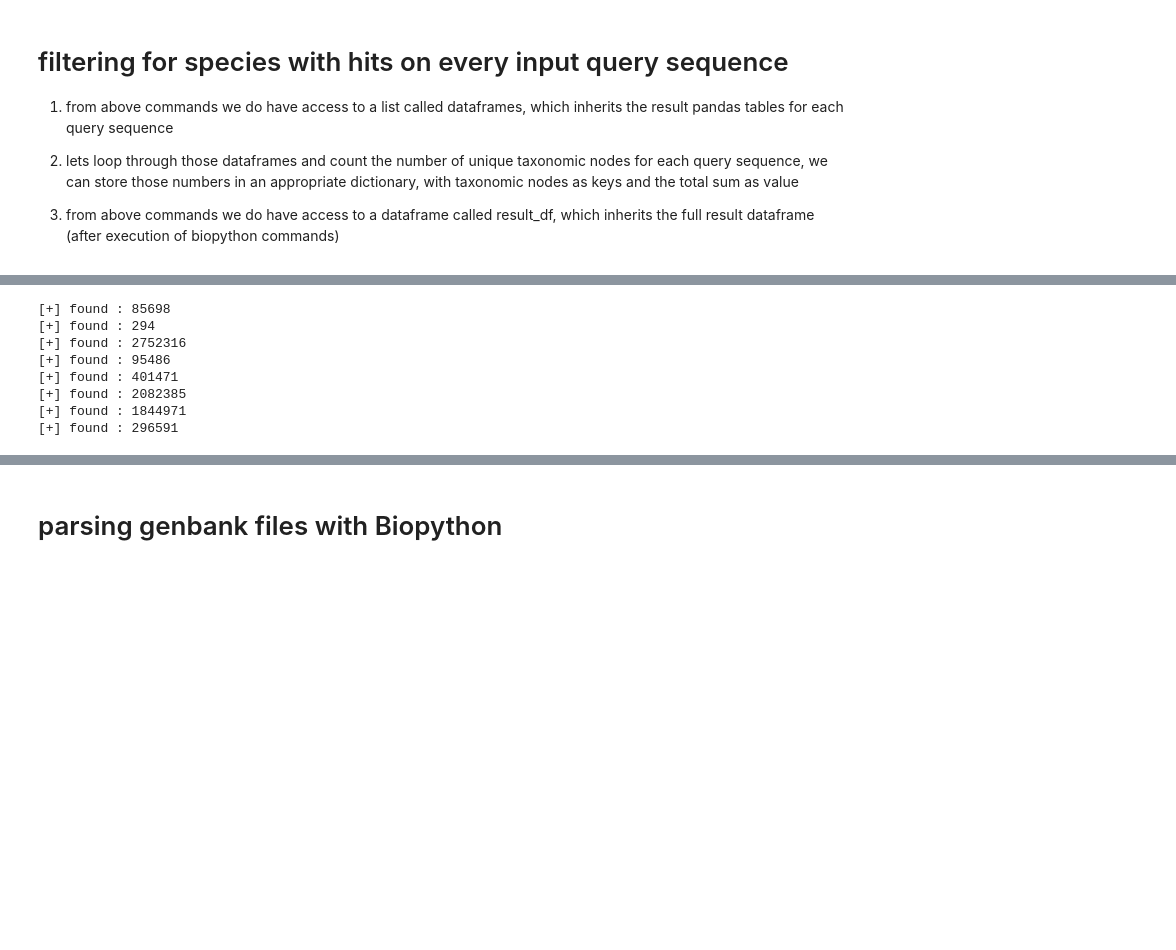
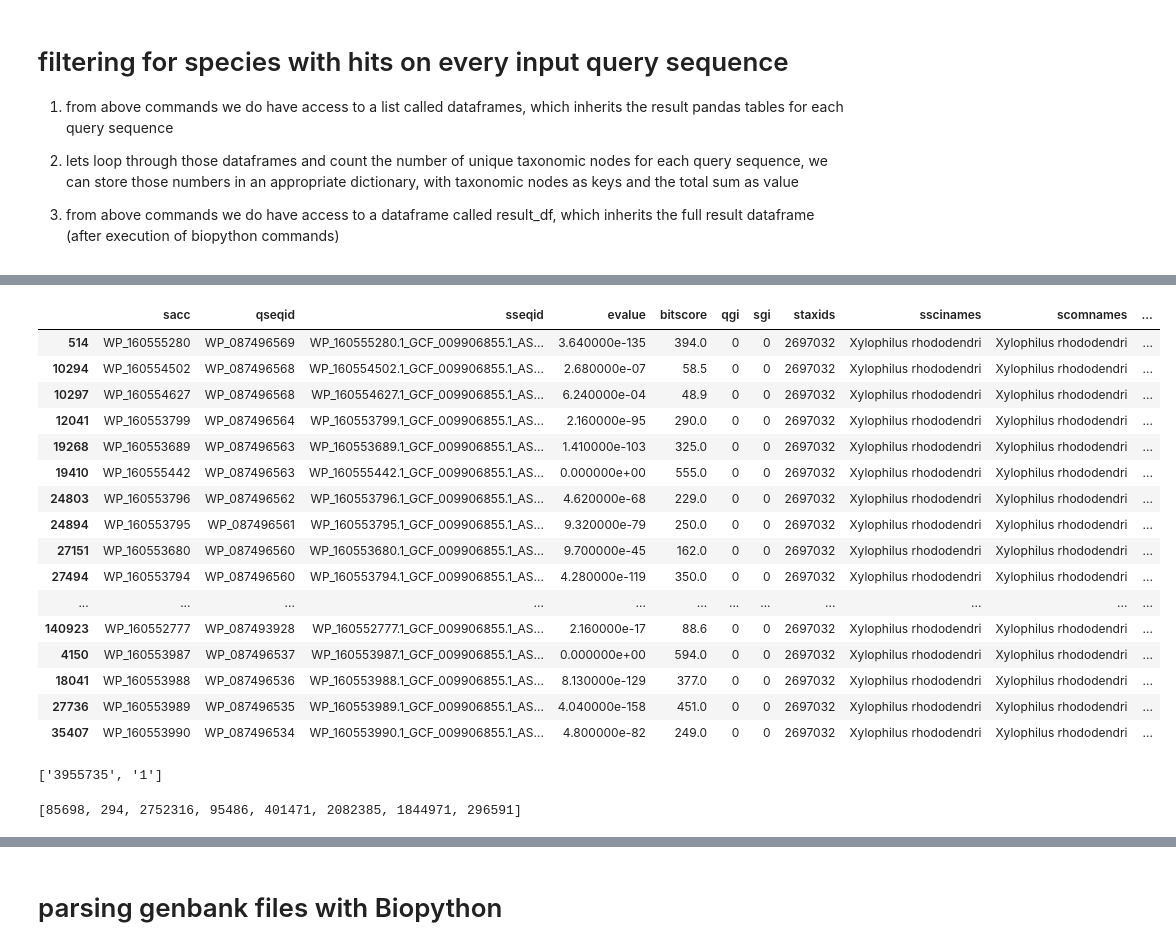
Before and after one commit to Kanomble/ncbi_transactions, a Jupyter notebook: scripts/parse_reciprocal_results.ipynb, the cells around one changed output, grey strips where cells are left out. Drawn from its saved outputs; the diff is of its cells as text; code cells hidden in the pictures; blank space fills up the shorter version.

```diff
--- a/scripts/parse_reciprocal_results.ipynb
+++ b/scripts/parse_reciprocal_results.ipynb
@@ -336,3 +382,5 @@ create_altair_plot_of_taxonomy('order',dataframes[:1],hide_legend=False)
 2. lets loop through those dataframes and count the number of unique taxonomic nodes for each query sequence, we can store those numbers in an appropriate dictionary, with taxonomic nodes as keys and the total sum as value
 
 3. from above commands we do have access to a dataframe called result_df, which inherits the full result dataframe (after execution of biopython commands)
+# %%
+result_df = pd.read_csv('eps_operon_full.csv',header=0,index_col=0)
@@ -371,15 +455,26 @@ for df in dataframes:
 # which taxonomic node has the full operon?
 target_taxids = []
 for hit in full_operon_hits.keys():
-    if full_operon_hits[hit] >= 40:
+    if full_operon_hits[hit] >= 30:
         target_taxids.append(hit)
         print("[+] found : {}".format(hit))
-# %% [output]
-[+] found : 85698
-[+] found : 294
-[+] found : 2752316
-[+] found : 95486
-[+] found : 401471
-[+] found : 2082385
-[+] found : 1844971
-[+] found : 296591
+# %%
+result_df[result_df['staxids'] == 2697032]
+# %% [output]
+|  | sacc | qseqid | sseqid | evalue | bitscore | qgi | sgi | staxids | sscinames | scomnames | ... |
+| 514 | WP_160555280 | WP_087496569 | WP_160555280.1_GCF_009906855.1_AS... | 3.640000e-135 | 394.0 | 0 | 0 | 2697032 | Xylophilus rhododendri | Xylophilus rhododendri | ... |
+| 10294 | WP_160554502 | WP_087496568 | WP_160554502.1_GCF_009906855.1_AS... | 2.680000e-07 | 58.5 | 0 | 0 | 2697032 | Xylophilus rhododendri | Xylophilus rhododendri | ... |
+| 10297 | WP_160554627 | WP_087496568 | WP_160554627.1_GCF_009906855.1_AS... | 6.240000e-04 | 48.9 | 0 | 0 | 2697032 | Xylophilus rhododendri | Xylophilus rhododendri | ... |
+| 12041 | WP_160553799 | WP_087496564 | WP_160553799.1_GCF_009906855.1_AS... | 2.160000e-95 | 290.0 | 0 | 0 | 2697032 | Xylophilus rhododendri | Xylophilus rhododendri | ... |
+| 19268 | WP_160553689 | WP_087496563 | WP_160553689.1_GCF_009906855.1_AS... | 1.410000e-103 | 325.0 | 0 | 0 | 2697032 | Xylophilus rhododendri | Xylophilus rhododendri | ... |
+| 19410 | WP_160555442 | WP_087496563 | WP_160555442.1_GCF_009906855.1_AS... | 0.000000e+00 | 555.0 | 0 | 0 | 2697032 | Xylophilus rhododendri | Xylophilus rhododendri | ... |
+| 24803 | WP_160553796 | WP_087496562 | WP_160553796.1_GCF_009906855.1_AS... | 4.620000e-68 | 229.0 | 0 | 0 | 2697032 | Xylophilus rhododendri | Xylophilus rhododendri | ... |
+| 24894 | WP_160553795 | WP_087496561 | WP_160553795.1_GCF_009906855.1_AS... | 9.320000e-79 | 250.0 | 0 | 0 | 2697032 | Xylophilus rhododendri | Xylophilus rhododendri | ... |
+| 27151 | WP_160553680 | WP_087496560 | WP_160553680.1_GCF_009906855.1_AS... | 9.700000e-45 | 162.0 | 0 | 0 | 2697032 | Xylophilus rhododendri | Xylophilus rhododendri | ... |
+| 27494 | WP_160553794 | WP_087496560 | WP_160553794.1_GCF_009906855.1_AS... | 4.280000e-119 | 350.0 | 0 | 0 | 2697032 | Xylophilus rhododendri | Xylophilus rhododendri | ... |
+| ... | ... | ... | ... | ... | ... | ... | ... | ... | ... | ... | ... |
+| 140923 | WP_160552777 | WP_087493928 | WP_160552777.1_GCF_009906855.1_AS... | 2.160000e-17 | 88.6 | 0 | 0 | 2697032 | Xylophilus rhododendri | Xylophilus rhododendri | ... |
+| 4150 | WP_160553987 | WP_087496537 | WP_160553987.1_GCF_009906855.1_AS... | 0.000000e+00 | 594.0 | 0 | 0 | 2697032 | Xylophilus rhododendri | Xylophilus rhododendri | ... |
+| 18041 | WP_160553988 | WP_087496536 | WP_160553988.1_GCF_009906855.1_AS... | 8.130000e-129 | 377.0 | 0 | 0 | 2697032 | Xylophilus rhododendri | Xylophilus rhododendri | ... |
+| 27736 | WP_160553989 | WP_087496535 | WP_160553989.1_GCF_009906855.1_AS... | 4.040000e-158 | 451.0 | 0 | 0 | 2697032 | Xylophilus rhododendri | Xylophilus rhododendri | ... |
+| 35407 | WP_160553990 | WP_087496534 | WP_160553990.1_GCF_009906855.1_AS... | 4.800000e-82 | 249.0 | 0 | 0 | 2697032 | Xylophilus rhododendri | Xylophilus rhododendri | ... |
@@ -385,0 +483,4 @@ for hit in full_operon_hits.keys():
+# %%
+record
+# %% [output]
+['3955735', '1']
@@ -385,0 +491,4 @@ for hit in full_operon_hits.keys():
+# %%
+target_taxids
+# %% [output]
+[85698, 294, 2752316, 95486, 401471, 2082385, 1844971, 296591]
```
Also changed, not shown: parts of 24 cells of this notebook, 11 other files.
